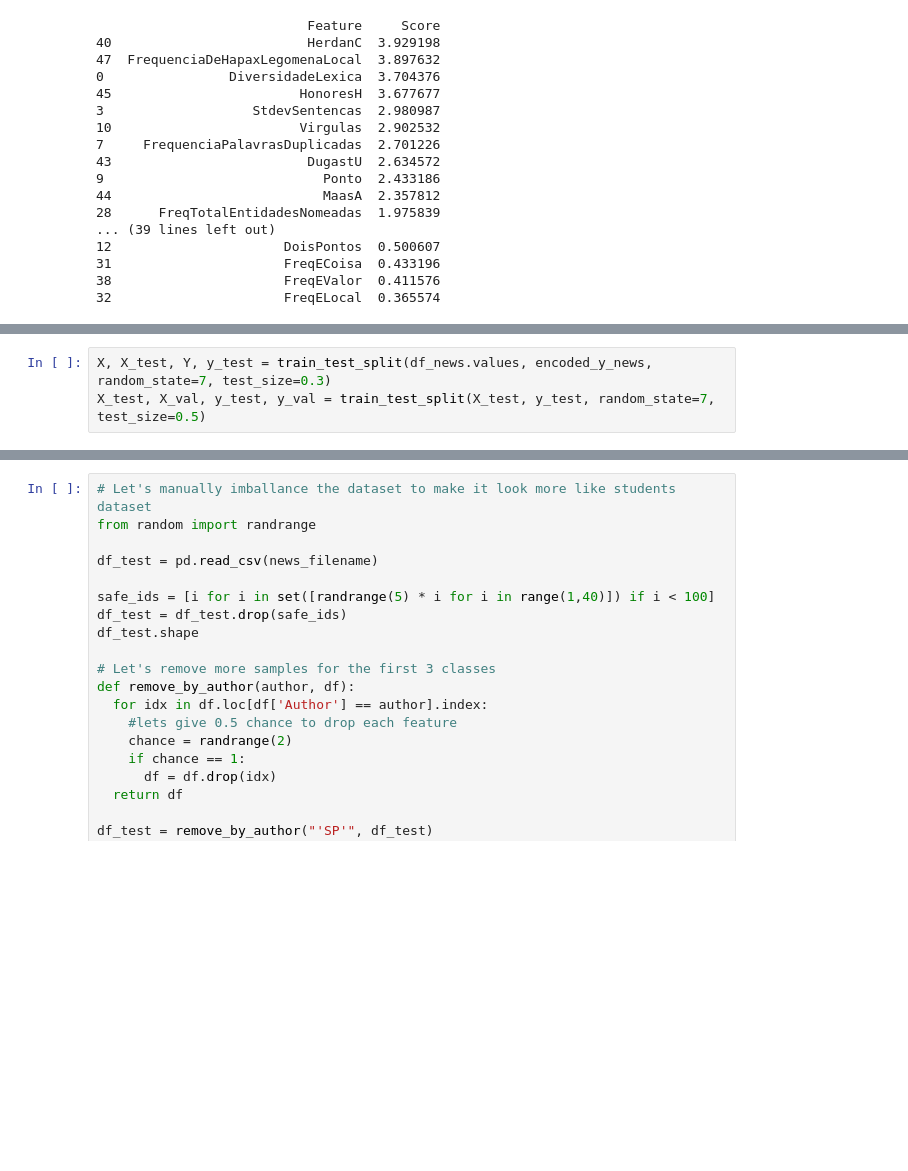
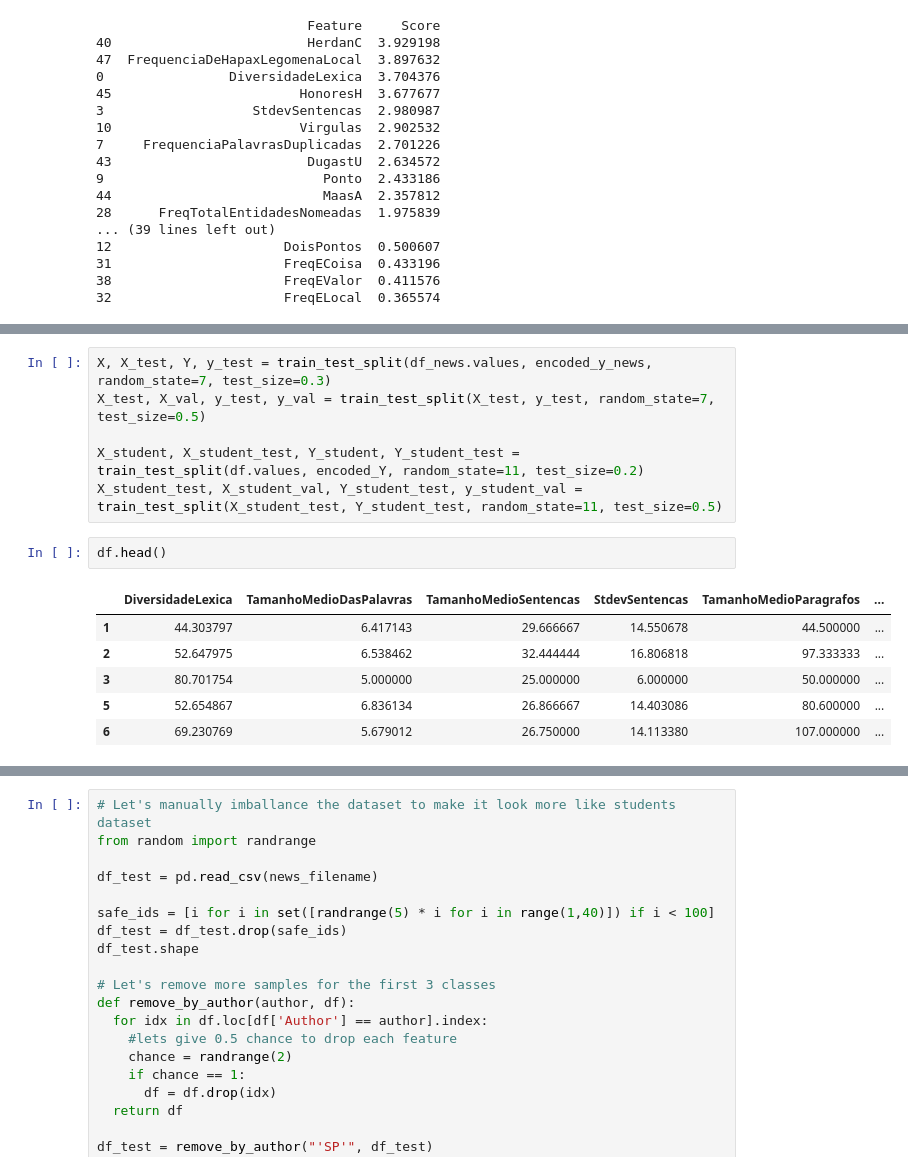
Before and after one commit to Daanielvb/authorship-classification, a Jupyter notebook: news_dataset_comparison_+_feature_selc.ipynb, the cells around one changed output, grey strips where cells are left out. Cells and saved outputs as stored; diff of their text form; blank space fills up the shorter version.

```diff
--- a/news_dataset_comparison_+_feature_selc.ipynb
+++ b/news_dataset_comparison_+_feature_selc.ipynb
@@ -290,6 +291,18 @@ Optimal number of features : 51
 # %%
 X, X_test, Y, y_test = train_test_split(df_news.values, encoded_y_news, random_state=7, test_size=0.3)
 X_test, X_val, y_test, y_val = train_test_split(X_test, y_test, random_state=7, test_size=0.5)
+
+X_student, X_student_test, Y_student, Y_student_test = train_test_split(df.values, encoded_Y, random_state=11, test_size=0.2)
+X_student_test, X_student_val, Y_student_test, y_student_val = train_test_split(X_student_test, Y_student_test, random_state=11, test_size=0.5)
+# %%
+df.head()
+# %% [output]
+|  | DiversidadeLexica | TamanhoMedioDasPalavras | TamanhoMedioSentencas | StdevSentencas | TamanhoMedioParagrafos | ... |
+| 1 | 44.303797 | 6.417143 | 29.666667 | 14.550678 | 44.500000 | ... |
+| 2 | 52.647975 | 6.538462 | 32.444444 | 16.806818 | 97.333333 | ... |
+| 3 | 80.701754 | 5.000000 | 25.000000 | 6.000000 | 50.000000 | ... |
+| 5 | 52.654867 | 6.836134 | 26.866667 | 14.403086 | 80.600000 | ... |
+| 6 | 69.230769 | 5.679012 | 26.750000 | 14.113380 | 107.000000 | ... |
 # %%
 model = ExtraTreesClassifier(n_estimators=350, random_state=11)
 model.fit(X, Y)
```
Also changed, not shown: parts of 17 cells of this notebook.
